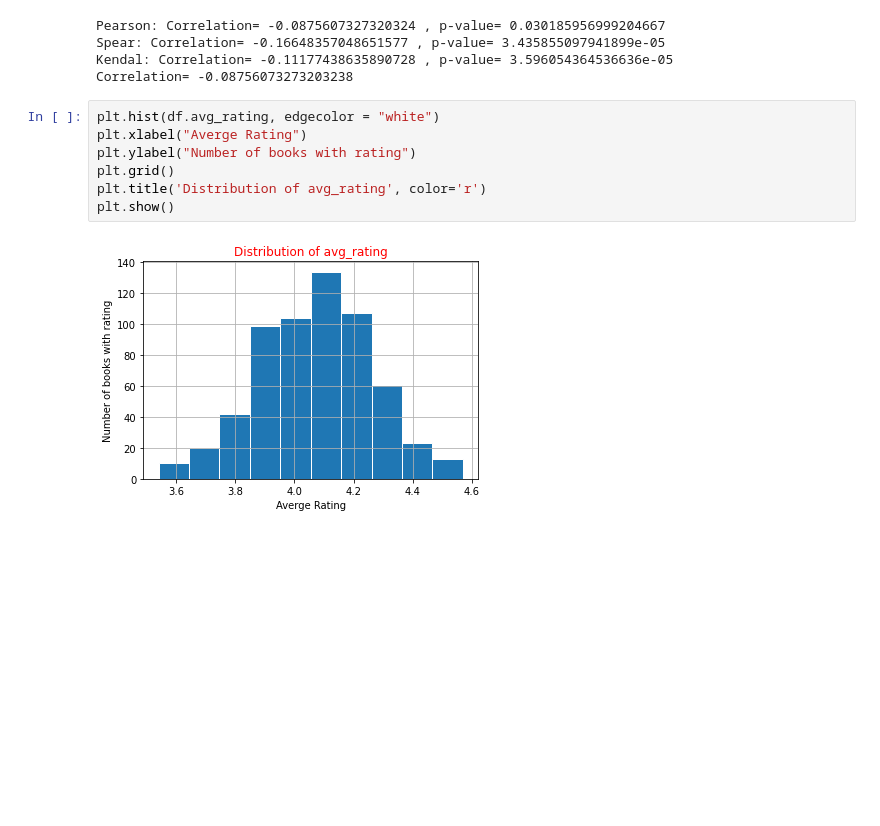
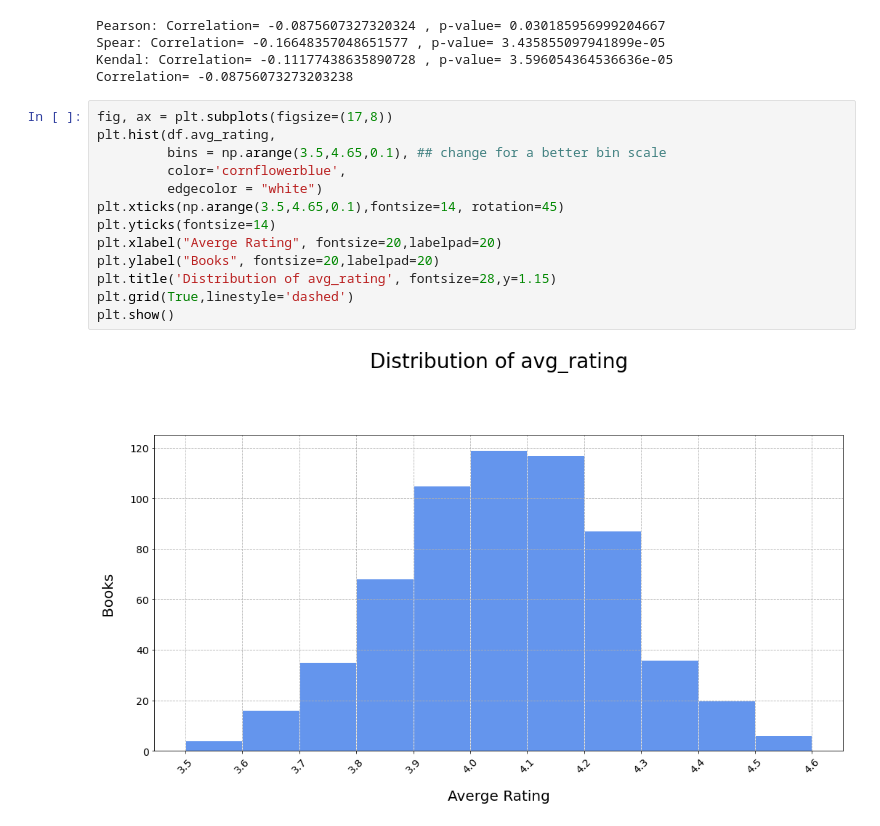
Before and after one commit to Deniz-shelby/goodreads_webscrap, a Jupyter notebook: analyse_data.ipynb, the cells around one changed output. Saved outputs shown, nothing was run; the diff lists cells and outputs as text; blank space fills up the shorter version.

```diff
--- a/analyse_data.ipynb
+++ b/analyse_data.ipynb
@@ -51,12 +51,18 @@ Pearson: Correlation= -0.0875607327320324 , p-value= 0.030185956999204667
 Spear: Correlation= -0.16648357048651577 , p-value= 3.435855097941899e-05
 Kendal: Correlation= -0.11177438635890728 , p-value= 3.596054364536636e-05
 Correlation= -0.08756073273203238
-# %%
-plt.hist(df.avg_rating, edgecolor = "white")
-plt.xlabel("Averge Rating")
-plt.ylabel("Number of books with rating")
-plt.grid()
-plt.title('Distribution of avg_rating', color='r')
-plt.show()
-# %% [output]
-[figure, removed]
+# %%
+fig, ax = plt.subplots(figsize=(17,8))
+plt.hist(df.avg_rating,
+         bins = np.arange(3.5,4.65,0.1), ## change for a better bin scale
+         color='cornflowerblue',
+         edgecolor = "white")
+plt.xticks(np.arange(3.5,4.65,0.1),fontsize=14, rotation=45)
+plt.yticks(fontsize=14)
+plt.xlabel("Averge Rating", fontsize=20,labelpad=20)
+plt.ylabel("Books", fontsize=20,labelpad=20)
+plt.title('Distribution of avg_rating', fontsize=28,y=1.15)
+plt.grid(True,linestyle='dashed')
+plt.show()
+# %% [output]
+[figure, added]
```
Also changed, not shown: parts of 9 cells of this notebook, 1 other file.
